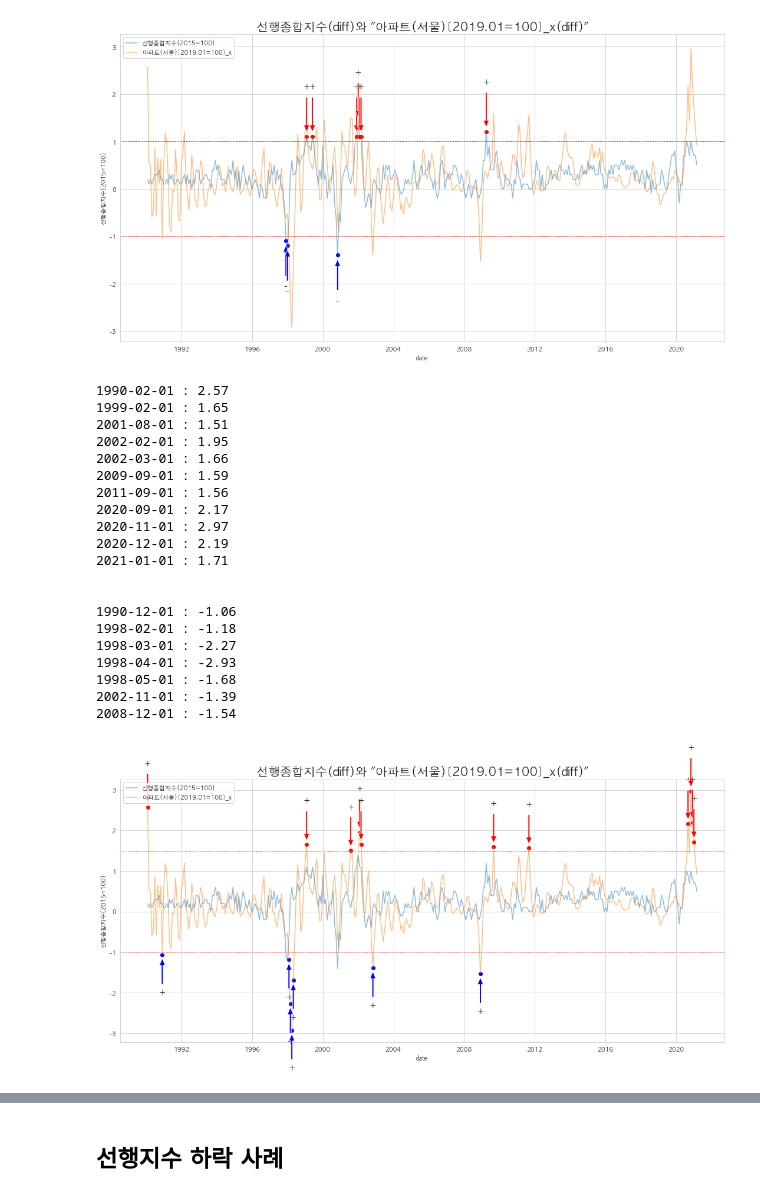
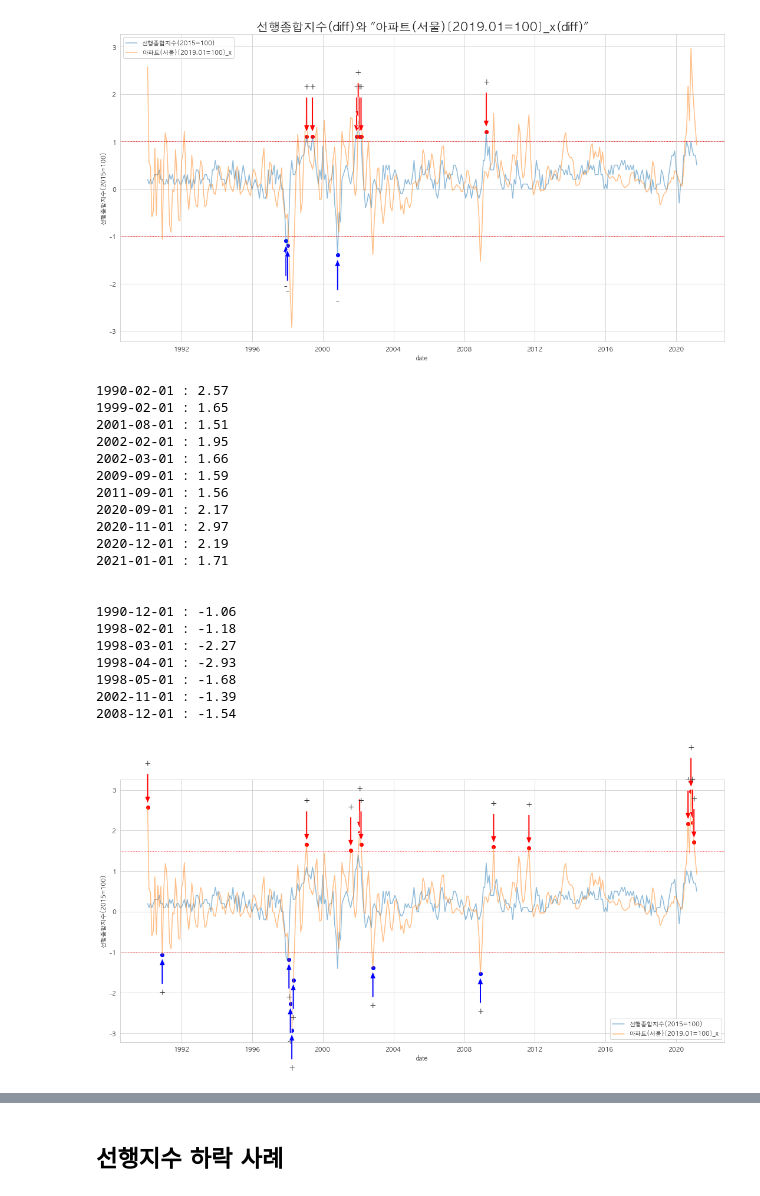
Before and after one commit to johanjun/dacon_finance2021, a Jupyter notebook: dacon_reviz_analysis2.ipynb, the cells around one changed output, grey strips where cells are left out. Cells and saved outputs as stored; diff of their text form; code cells hidden in the pictures.

```diff
--- a/dacon_reviz_analysis2.ipynb
+++ b/dacon_reviz_analysis2.ipynb
@@ -222,36 +211,36 @@ for j in range(len(df_line['아파트(서울)[2019.01=100]_x'].diff(periods=1).i
         plt.annotate('+', xy=(dt.datetime.date(df_line.index[j]), df_line['아파트(서울)[2019.01=100]_x'].diff(periods=1).iloc[j]),
                      xytext=(df_line.index[j], df_line['아파트(서울)[2019.01=100]_x'].diff(periods=1).iloc[j]-1),
                      fontsize=14, ha='center',
                      arrowprops=dict(facecolor='blue', width=3, shrink=0.1, headwidth=10))
 
 plt.tight_layout()
-plt.title('선행종합지수(diff)와 "아파트(서울)[2019.01=100]_x(diff)"', fontsize=20)
+# plt.title('선행종합지수(diff)와 "아파트(서울)[2019.01=100]_x(diff)"', fontsize=20)
 plt.axhline(y=1.5, color='r', linewidth=1, linestyle=':')
 plt.axhline(y=-1, color='r', linewidth=1, linestyle=':')
-plt.legend(labels=labels[:2], loc='upper left')
+plt.legend(labels=labels[:2], loc='lower right')
 plt.show()
 # %% [output]
 1990-02-01 : 2.57
 1999-02-01 : 1.65
 2001-08-01 : 1.51
 2002-02-01 : 1.95
 2002-03-01 : 1.66
 2009-09-01 : 1.59
 2011-09-01 : 1.56
 2020-09-01 : 2.17
 2020-11-01 : 2.97
 2020-12-01 : 2.19
 2021-01-01 : 1.71
 
 
 1990-12-01 : -1.06
 1998-02-01 : -1.18
 1998-03-01 : -2.27
 1998-04-01 : -2.93
 1998-05-01 : -1.68
 2002-11-01 : -1.39
 2008-12-01 : -1.54
-[figure, old version]
+[figure, new version]
 # %%
 df_line_diff = df_line.diff(periods=1)
 # %%
```
Also changed, not shown: parts of 31 cells of this notebook, 10 other files.
